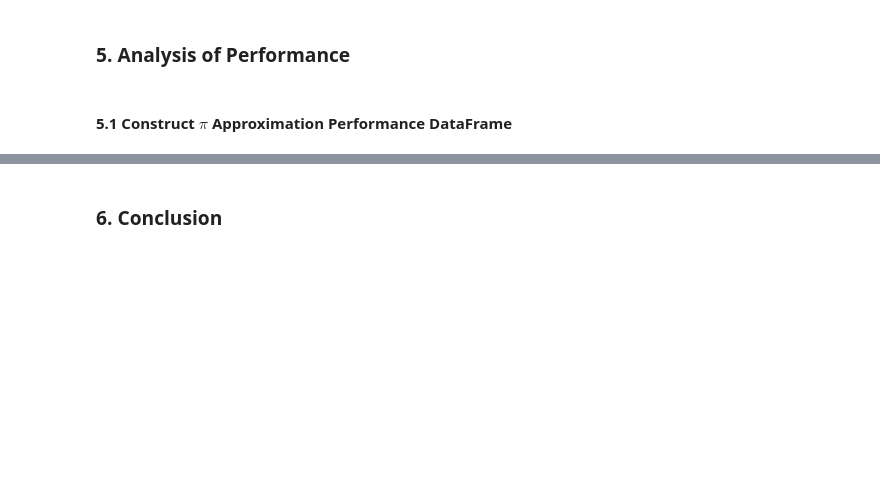
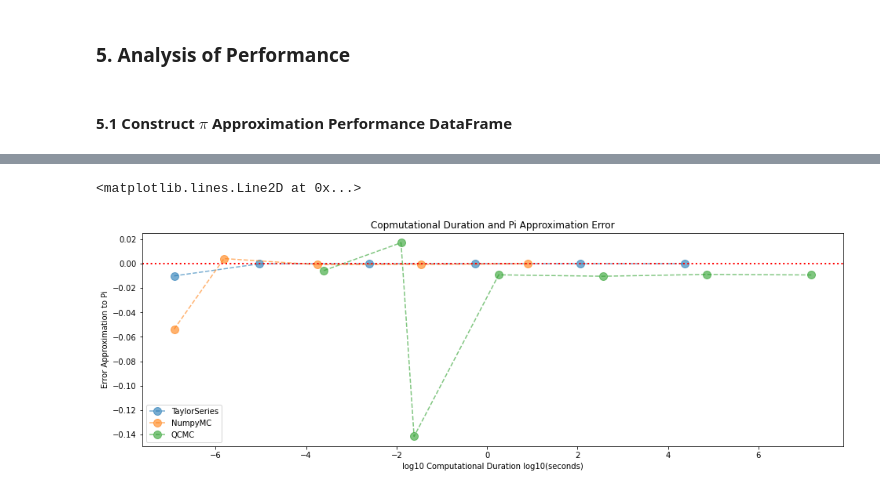
Before and after one commit to nipunjeetgujral/Approximate-Pi, a Jupyter notebook: Approximate Pi.ipynb, the cells around one changed output, grey strips where cells are left out. Saved outputs shown, nothing was run; the diff lists cells and outputs as text; code cells hidden in the pictures; blank space fills up the shorter version.

```diff
--- a/Approximate Pi.ipynb
+++ b/Approximate Pi.ipynb
@@ -439,33 +473,34 @@ fig, ax0 = plt.subplots()
 for algorithm in ['TaylorSeries', 'NumpyMC', 'QCMC']:
     (
         Performance_DataFrame
         .query(f"method == '{algorithm}'")
         .assign(
             log_pop = lambda x: np.log10(x['population']),
             log_duration = lambda x: np.log(x['duration'])
         )
         .sort_values('log_duration')
         .plot(
             x = 'log_duration',
             y = 'error',
             ax = ax0,
             alpha = 0.6,
             style = "o--",
             markersize = 10,
             xlabel = "log10 Computational Duration log10(seconds)",
             ylabel = "Error Approximation to Pi",
-            title = "Duration anad Error Pi",
+            title = "Copmutational Duration and Pi Approximation Error",
             figsize = (16, 5),
         )
     )
 
 ax0.legend(['TaylorSeries', 'NumpyMC', 'QCMC'])
 plt.axhline(
     y = 0,
     xmin = 0, xmax = Performance_DataFrame.population.max(),
     color = 'red',
     linewidth = 2,
     linestyle = 'dotted'
 )
+# %% [output]
+<matplotlib.lines.Line2D at 0x...>
+[figure, added]
-# %% [markdown]
-### 6. Conclusion
```
Also changed, not shown: parts of 19 cells of this notebook.
